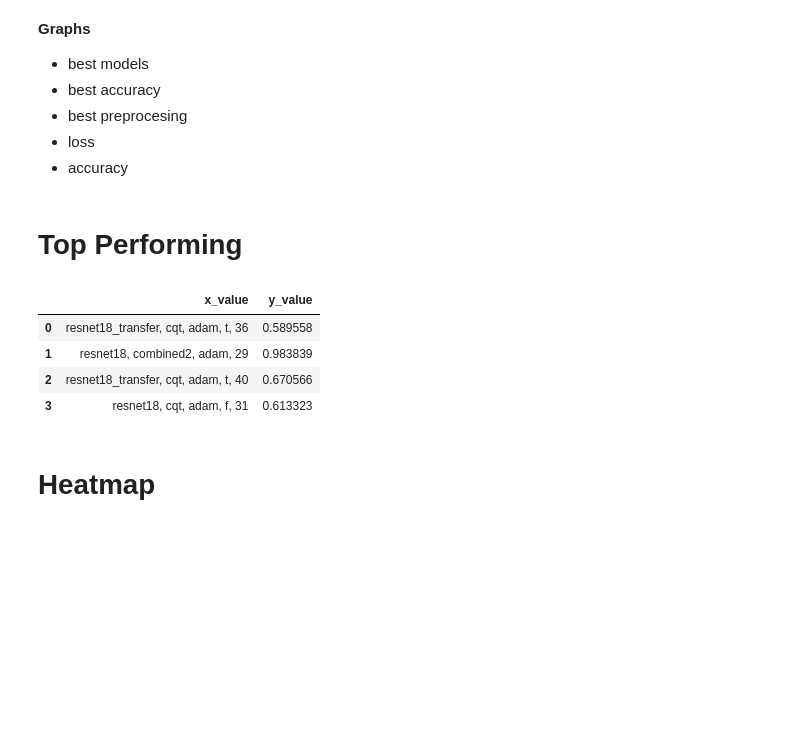
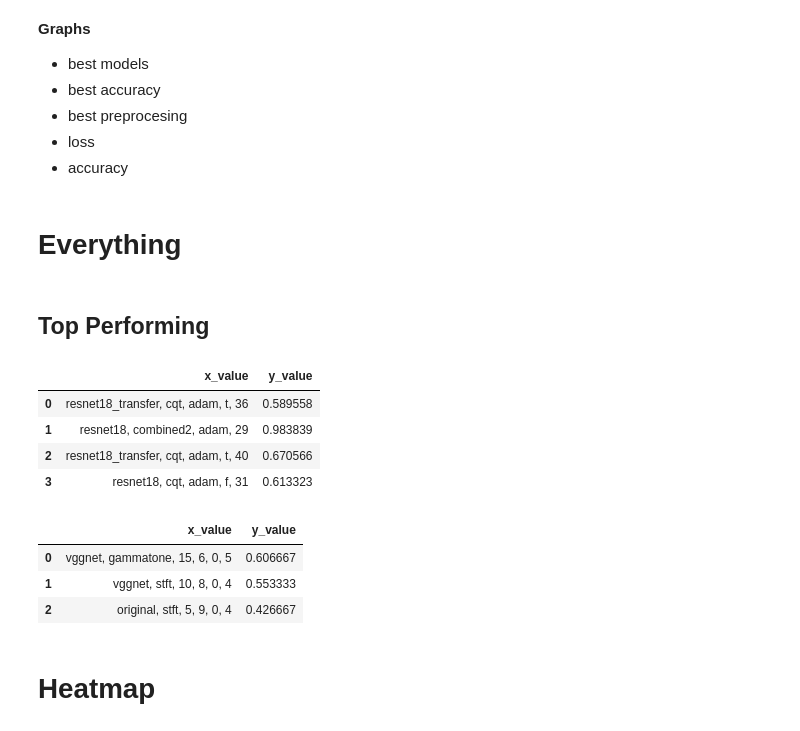
Before and after one commit to thomas-phillips/honours-research, a Jupyter notebook: src/graphing.ipynb, the cells around one changed output. Drawn from its saved outputs; the diff is of its cells as text; code cells hidden in the pictures; blank space fills up the shorter version.

```diff
--- a/src/graphing.ipynb
+++ b/src/graphing.ipynb
@@ -15,8 +16,10 @@ import plotly.graph_objects as go
 - best preprocesing
 - loss
 - accuracy
+# %% [markdown]
+# Everything
 # %% [markdown]
-# Top Performing
+## Top Performing
 # %%
 query = """
 with noShot as (
@@ -121,3 +124,73 @@ fig.update_layout(
     yaxis_title="Accuracy",
 )
 fig.show()
+# %%
+query = """
+with fiveShot as (
+select
+    m.name, m.preprocessing, d.k_spt, e.epoch, ms.step, r.update, r.accuracy
+from
+    model m
+    join maml_data d on m.id = d.model_id
+    join epoch e on m.id = e.model_id
+    join maml_step ms on e.id = ms.epoch_id
+    join maml_update_acc r on e.id = r.maml_step_id
+where
+    m.type = 'maml' and d.k_spt = 5
+order by
+    r.accuracy desc
+limit 1
+),
+tenShot as (
+select
+    m.name, m.preprocessing, d.k_spt, e.epoch, ms.step, r.update, r.accuracy
+from
+    model m
+    join maml_data d on m.id = d.model_id
+    join epoch e on m.id = e.model_id
+    join maml_step ms on e.id = ms.epoch_id
+    join maml_update_acc r on e.id = r.maml_step_id
+where
+    m.type = 'maml' and d.k_spt = 10
+order by
+    r.accuracy desc
+limit 1
+),
+fifthteenShot as (
+select
+    m.name, m.preprocessing, d.k_spt, e.epoch, ms.step, r.update, r.accuracy
+from
+    model m
+    join maml_data d on m.id = d.model_id
+    join epoch e on m.id = e.model_id
+    join maml_step ms on e.id = ms.epoch_id
+    join maml_update_acc r on e.id = r.maml_step_id
+where
+    m.type = 'maml' and d.k_spt = 15
+order by
+    r.accuracy desc
+limit 1
+),
+combined as (
+select * from fiveShot
+union
+select * from tenShot
+union
+select * from fifthteenShot
+)
+select
+    concat_ws(', ', name, preprocessing, k_spt, epoch, step, update) as x_value, accuracy as y_value
+from combined
+"""
+
+columns, rows = query_database(query)
+
+df = pd.DataFrame(rows, columns=columns)
+df["y_value"] = df["y_value"].astype(float)
+df["x_value"] = df["x_value"].astype(str)
+df
+# %% [output]
+|  | x_value | y_value |
+| 0 | vggnet, gammatone, 15, 6, 0, 5 | 0.606667 |
+| 1 | vggnet, stft, 10, 8, 0, 4 | 0.553333 |
+| 2 | original, stft, 5, 9, 0, 4 | 0.426667 |
```
Also changed, not shown: parts of 23 cells of this notebook, 2 other files.
